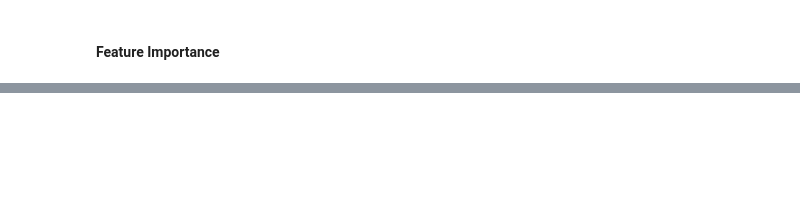
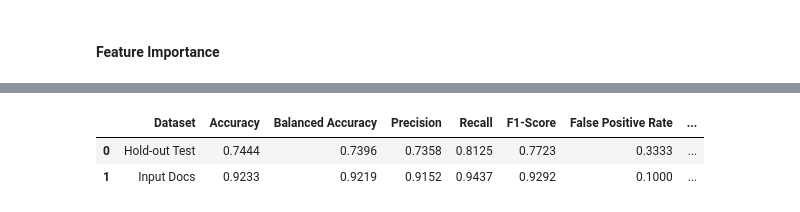
Before and after one commit to hylim12/ai-document-authentication-system, a Jupyter notebook: ml_model_training.ipynb, the cells around one changed output, grey strips where cells are left out. Cells and saved outputs as stored; diff of their text form; code cells hidden in the pictures; blank space fills up the shorter version.

```diff
--- a/ml_model_training.ipynb
+++ b/ml_model_training.ipynb
@@ -262,0 +406,43 @@ plt.show()
+# %%
+# Executive-ready summary table
+summary_rows = [
+  {
+    "Dataset": "Hold-out Test",
+    "Accuracy": holdout_metrics["accuracy"],
+    "Balanced Accuracy": holdout_metrics["balanced_accuracy"],
+    "Precision": holdout_metrics["precision"],
+    "Recall": holdout_metrics["recall"],
+    "F1-Score": holdout_metrics["f1_score"],
+    "False Positive Rate": holdout_metrics["false_positive_rate"],
+    "False Negative Rate": holdout_metrics["false_negative_rate"],
+  }
+]
+
+if input_docs_metrics is not None:
+    summary_rows.append(
+        {
+            "Dataset": "Input Docs",
+            "Accuracy": input_docs_metrics["accuracy"],
+            "Balanced Accuracy": input_docs_metrics["balanced_accuracy"],
+            "Precision": input_docs_metrics["precision"],
+            "Recall": input_docs_metrics["recall"],
+            "F1-Score": input_docs_metrics["f1_score"],
+            "False Positive Rate": input_docs_metrics["false_positive_rate"],
+            "False Negative Rate": input_docs_metrics["false_negative_rate"],
+        }
+    )
+
+summary_df = pd.DataFrame(summary_rows)
+summary_df.style.format({
+        "Accuracy": "{:.4f}",
+        "Balanced Accuracy": "{:.4f}",
+        "Precision": "{:.4f}",
+        "Recall": "{:.4f}",
+        "F1-Score": "{:.4f}",
+        "False Positive Rate": "{:.4f}",
+        "False Negative Rate": "{:.4f}",
+})
+# %% [output]
+|  | Dataset | Accuracy | Balanced Accuracy | Precision | Recall | F1-Score | False Positive Rate | ... |
+| 0 | Hold-out Test | 0.7444 | 0.7396 | 0.7358 | 0.8125 | 0.7723 | 0.3333 | ... |
+| 1 | Input Docs | 0.9233 | 0.9219 | 0.9152 | 0.9437 | 0.9292 | 0.1000 | ... |
```
Also changed, not shown: parts of 19 cells of this notebook.
